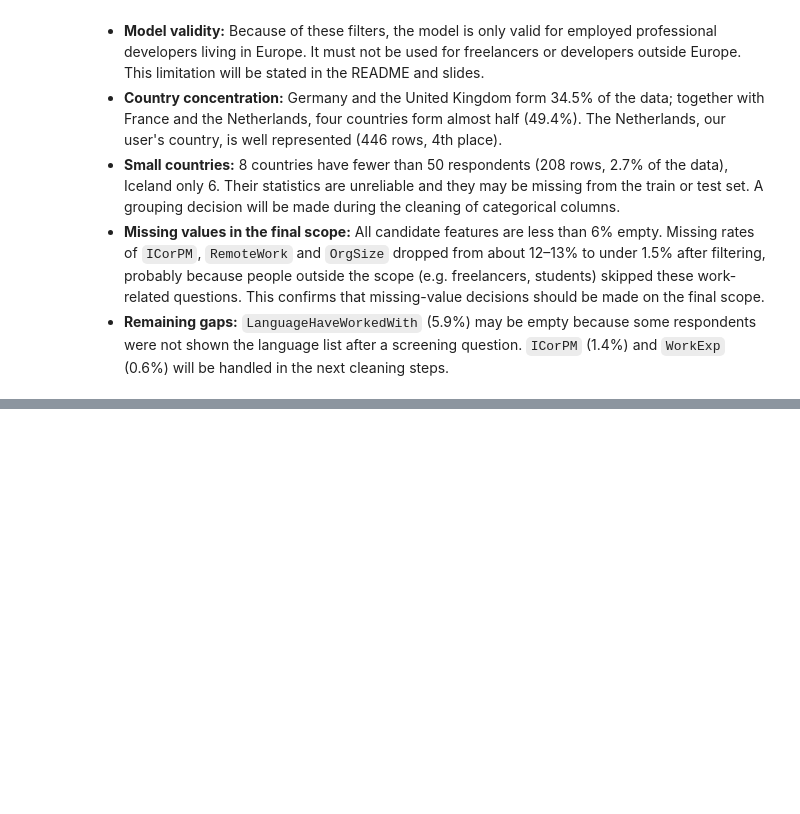
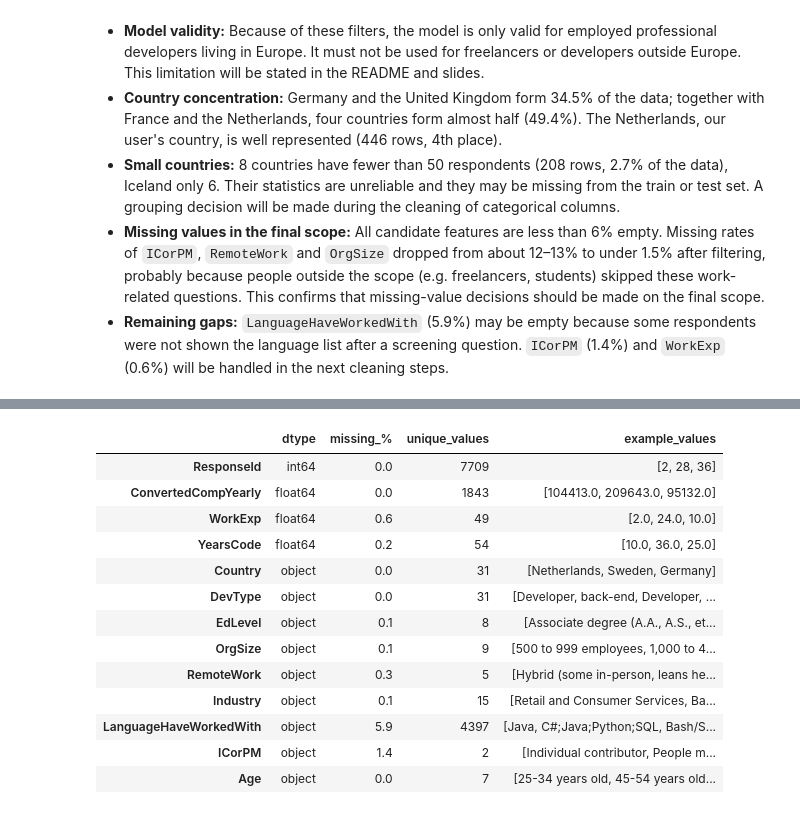
Before and after one commit to berkerild/developer-salary-prediction, a Jupyter notebook: notebooks/01_data_audit_cleaning.ipynb, the cells around one changed output, grey strips where cells are left out. Saved outputs shown, nothing was run; the diff lists cells and outputs as text; code cells hidden in the pictures; blank space fills up the shorter version.

```diff
--- a/notebooks/01_data_audit_cleaning.ipynb
+++ b/notebooks/01_data_audit_cleaning.ipynb
@@ -365,0 +408,24 @@ df_scope[candidate_features].isnull().mean().mul(100).round(1).sort_values(ascen
+# %%
+audit = pd.DataFrame({
+    "dtype": df_clean.dtypes.astype(str),
+    "missing_%": df_clean.isnull().mean().mul(100).round(1),
+    "unique_values": df_clean.nunique(),
+    "example_values": [df_clean[col].dropna().unique()[:3].tolist() for col in df_clean.columns]
+})
+
+audit
+# %% [output]
+|  | dtype | missing_% | unique_values | example_values |
+| ResponseId | int64 | 0.0 | 7709 | [2, 28, 36] |
+| ConvertedCompYearly | float64 | 0.0 | 1843 | [104413.0, 209643.0, 95132.0] |
+| WorkExp | float64 | 0.6 | 49 | [2.0, 24.0, 10.0] |
+| YearsCode | float64 | 0.2 | 54 | [10.0, 36.0, 25.0] |
+| Country | object | 0.0 | 31 | [Netherlands, Sweden, Germany] |
+| DevType | object | 0.0 | 31 | [Developer, back-end, Developer, ... |
+| EdLevel | object | 0.1 | 8 | [Associate degree (A.A., A.S., et... |
+| OrgSize | object | 0.1 | 9 | [500 to 999 employees, 1,000 to 4... |
+| RemoteWork | object | 0.3 | 5 | [Hybrid (some in-person, leans he... |
+| Industry | object | 0.1 | 15 | [Retail and Consumer Services, Ba... |
+| LanguageHaveWorkedWith | object | 5.9 | 4397 | [Java, C#;Java;Python;SQL, Bash/S... |
+| ICorPM | object | 1.4 | 2 | [Individual contributor, People m... |
+| Age | object | 0.0 | 7 | [25-34 years old, 45-54 years old... |
```
Also changed, not shown: parts of 17 cells of this notebook.
